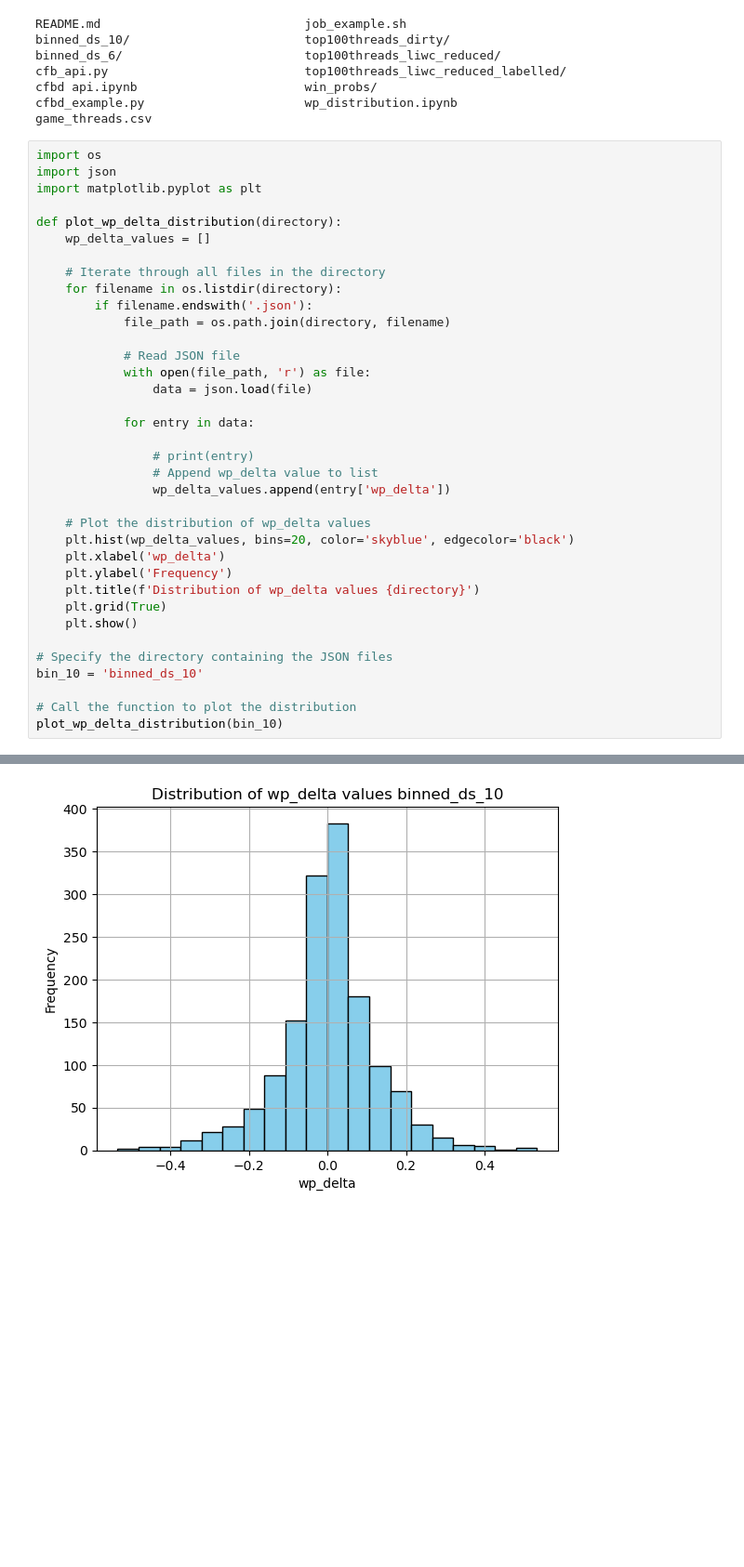
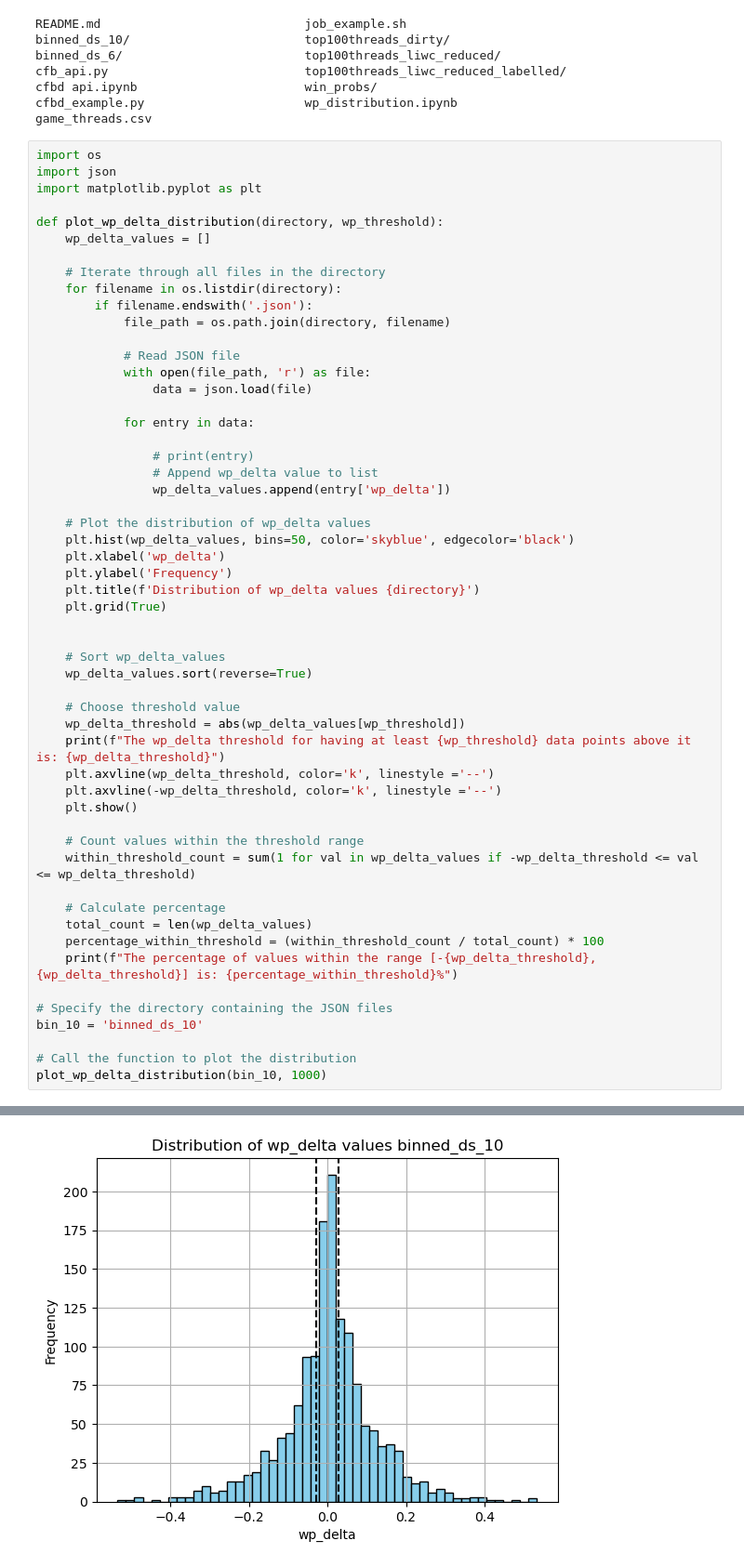
Before and after one commit to danmilmoe/cfb-win-prob-classification, a Jupyter notebook: wp_distribution.ipynb, the cells around one changed output, grey strips where cells are left out. Shown at 93% size. Saved outputs shown, nothing was run; the diff lists cells and outputs as text; blank space fills up the shorter version.

Commit message:
adding win prob thresholds

```diff
--- a/wp_distribution.ipynb
+++ b/wp_distribution.ipynb
@@ -13,7 +13,7 @@ import os
 import json
 import matplotlib.pyplot as plt
 
-def plot_wp_delta_distribution(directory):
+def plot_wp_delta_distribution(directory, wp_threshold):
     wp_delta_values = []
 
     # Iterate through all files in the directory
@@ -32,16 +32,34 @@ def plot_wp_delta_distribution(directory):
                 wp_delta_values.append(entry['wp_delta'])
 
     # Plot the distribution of wp_delta values
-    plt.hist(wp_delta_values, bins=20, color='skyblue', edgecolor='black')
+    plt.hist(wp_delta_values, bins=50, color='skyblue', edgecolor='black')
     plt.xlabel('wp_delta')
     plt.ylabel('Frequency')
     plt.title(f'Distribution of wp_delta values {directory}')
     plt.grid(True)
+
+
+    # Sort wp_delta_values
+    wp_delta_values.sort(reverse=True)
+
+    # Choose threshold value
+    wp_delta_threshold = abs(wp_delta_values[wp_threshold])
+    print(f"The wp_delta threshold for having at least {wp_threshold} data points above it is: {wp_delta_threshold}")
+    plt.axvline(wp_delta_threshold, color='k', linestyle ='--')
+    plt.axvline(-wp_delta_threshold, color='k', linestyle ='--')
     plt.show()
+
+    # Count values within the threshold range
+    within_threshold_count = sum(1 for val in wp_delta_values if -wp_delta_threshold <= val <= wp_delta_threshold)
+
+    # Calculate percentage
+    total_count = len(wp_delta_values)
+    percentage_within_threshold = (within_threshold_count / total_count) * 100
+    print(f"The percentage of values within the range [-{wp_delta_threshold}, {wp_delta_threshold}] is: {percentage_within_threshold}%")
 
 # Specify the directory containing the JSON files
 bin_10 = 'binned_ds_10'
 
 # Call the function to plot the distribution
-plot_wp_delta_distribution(bin_10)
+plot_wp_delta_distribution(bin_10, 1000)
 # %% [output]
@@ -48 +67 @@ plot_wp_delta_distribution(bin_10)
-[figure, old version]
+[figure, new version]
```
Also changed, not shown: parts of 2 cells of this notebook.
